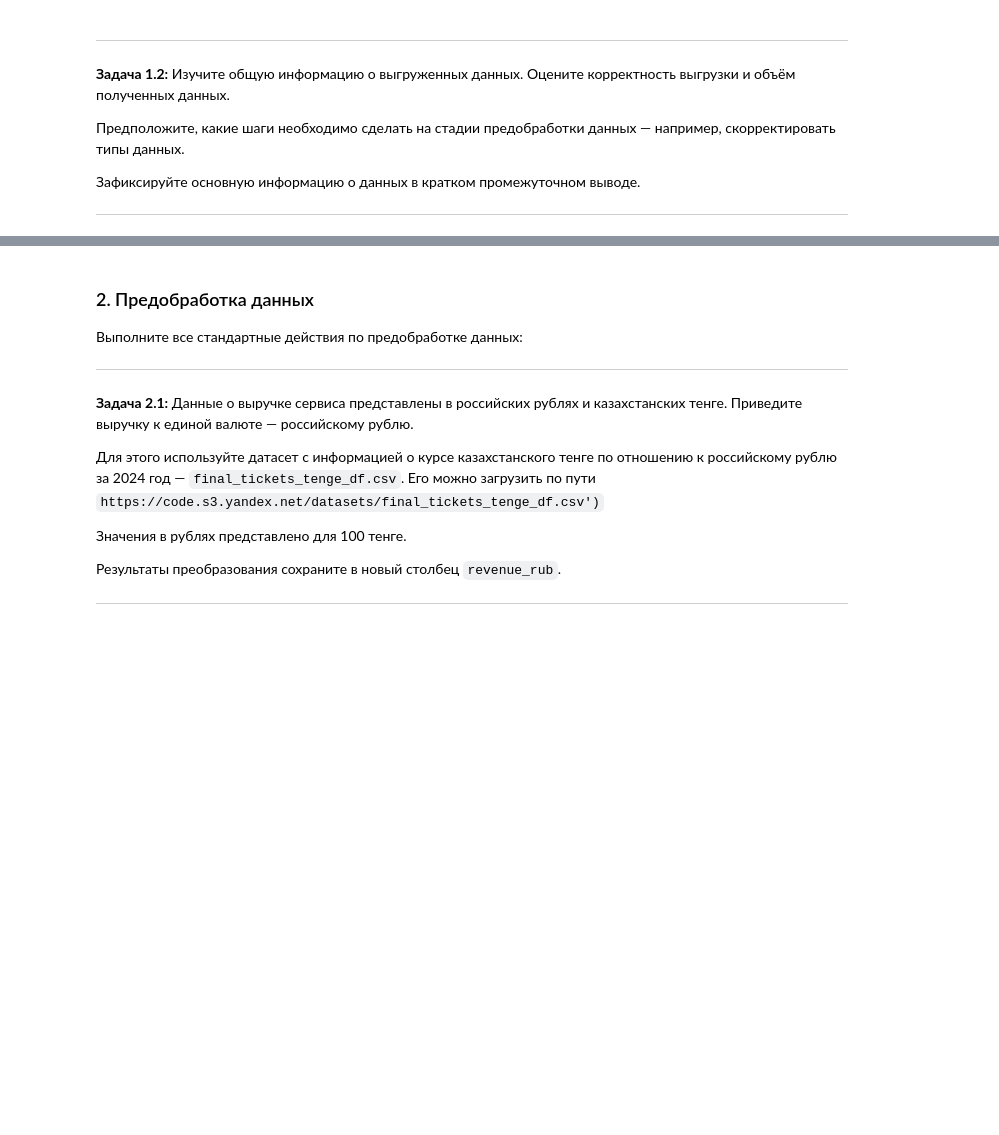
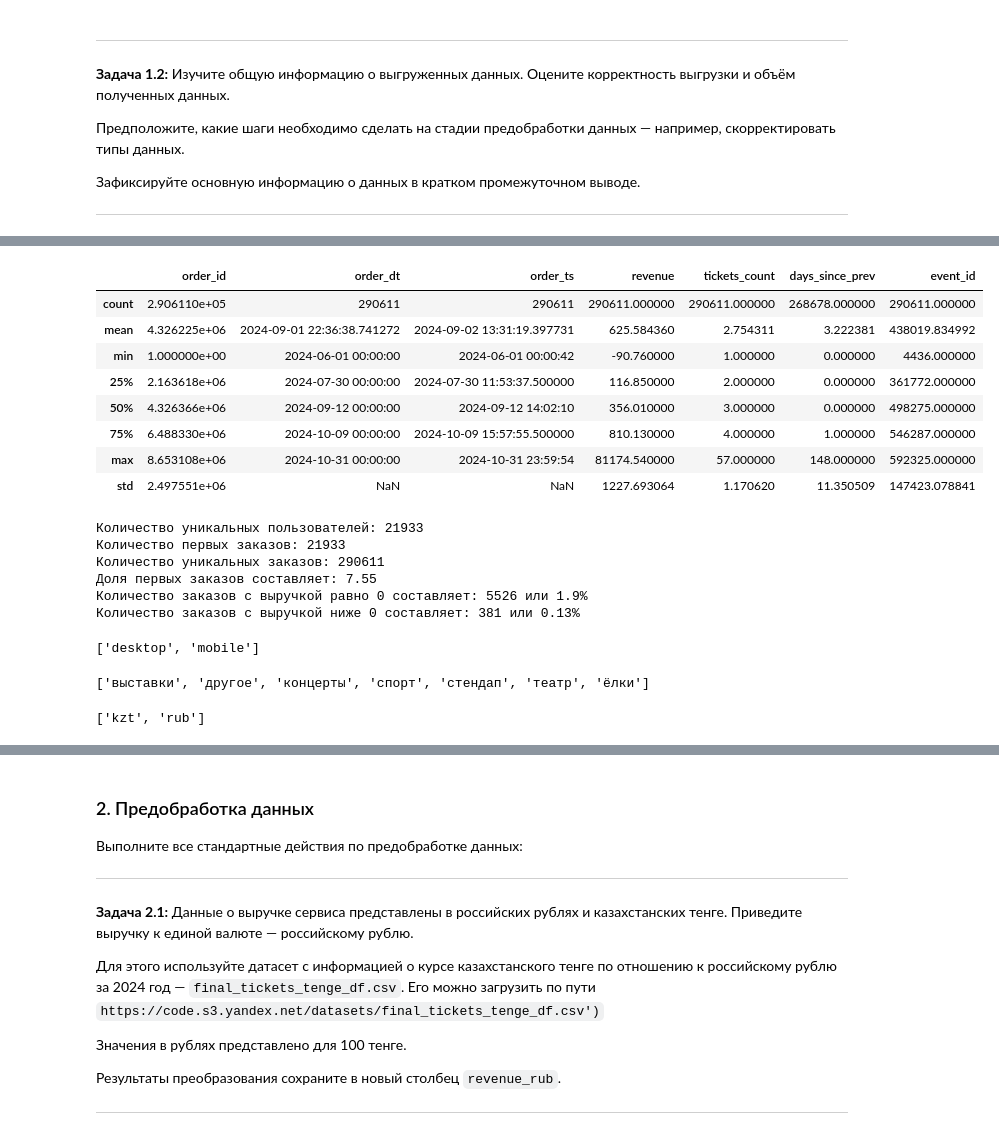
Before and after one commit to mrromanivanov/afisha_yandex_analysis, a Jupyter notebook: afisha_Ivanov_Roman.ipynb, the cells around one changed output, grey strips where cells are left out. Cells and saved outputs as stored; diff of their text form; code cells hidden in the pictures; blank space fills up the shorter version.

Commit message:
Сделать первичный анализ данных

```diff
--- a/afisha_Ivanov_Roman.ipynb
+++ b/afisha_Ivanov_Roman.ipynb
@@ -174,0 +195,45 @@ memory usage: 33.3 MB
+# %%
+df.describe()
+# %% [output]
+|  | order_id | order_dt | order_ts | revenue | tickets_count | days_since_prev | event_id |
+| count | 2.906110e+05 | 290611 | 290611 | 290611.000000 | 290611.000000 | 268678.000000 | 290611.000000 |
+| mean | 4.326225e+06 | 2024-09-01 22:36:38.741272 | 2024-09-02 13:31:19.397731 | 625.584360 | 2.754311 | 3.222381 | 438019.834992 |
+| min | 1.000000e+00 | 2024-06-01 00:00:00 | 2024-06-01 00:00:42 | -90.760000 | 1.000000 | 0.000000 | 4436.000000 |
+| 25% | 2.163618e+06 | 2024-07-30 00:00:00 | 2024-07-30 11:53:37.500000 | 116.850000 | 2.000000 | 0.000000 | 361772.000000 |
+| 50% | 4.326366e+06 | 2024-09-12 00:00:00 | 2024-09-12 14:02:10 | 356.010000 | 3.000000 | 0.000000 | 498275.000000 |
+| 75% | 6.488330e+06 | 2024-10-09 00:00:00 | 2024-10-09 15:57:55.500000 | 810.130000 | 4.000000 | 1.000000 | 546287.000000 |
+| max | 8.653108e+06 | 2024-10-31 00:00:00 | 2024-10-31 23:59:54 | 81174.540000 | 57.000000 | 148.000000 | 592325.000000 |
+| std | 2.497551e+06 | NaN | NaN | 1227.693064 | 1.170620 | 11.350509 | 147423.078841 |
+# %%
+# Первичный анализ данных
+count_first_order = df['days_since_prev'].isna().sum()
+print(f"""
+Количество уникальных пользователей: {df['user_id'].nunique()}
+Количество первых заказов: {count_first_order}
+Количество уникальных заказов: {df['order_id'].nunique()}
+Доля первых заказов составляет: {round(count_first_order/len(df)*100,2)}
+Количество заказов с выручкой равно 0 составляет: {len(df[df['revenue'] == 0])} или {round(len(df[df['revenue'] == 0])/len(df)*100,2)}%
+Количество заказов с выручкой ниже 0 составляет: {len(df[df['revenue'] < 0])} или {round(len(df[df['revenue'] < 0])/len(df)*100,2)}%
+""")
+# %% [output]
+Количество уникальных пользователей: 21933
+Количество первых заказов: 21933
+Количество уникальных заказов: 290611
+Доля первых заказов составляет: 7.55
+Количество заказов с выручкой равно 0 составляет: 5526 или 1.9%
+Количество заказов с выручкой ниже 0 составляет: 381 или 0.13%
+# %%
+device_type = df['device_type_canonical'].sort_values().unique().tolist()
+device_type
+# %% [output]
+['desktop', 'mobile']
+# %%
+event_type = df['event_type_main'].sort_values().unique().tolist()
+event_type
+# %% [output]
+['выставки', 'другое', 'концерты', 'спорт', 'стендап', 'театр', 'ёлки']
+# %%
+curr_code  = df['currency_code'].sort_values().unique().tolist()
+curr_code
+# %% [output]
+['kzt', 'rub']
```
Also changed, not shown: parts of 12 cells of this notebook.
